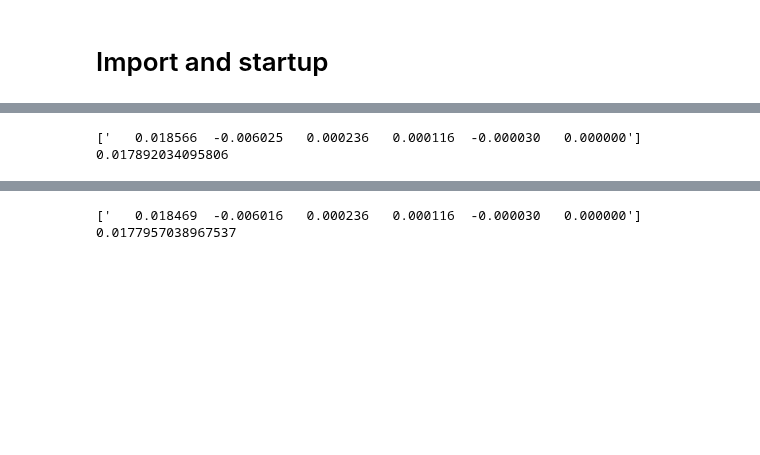
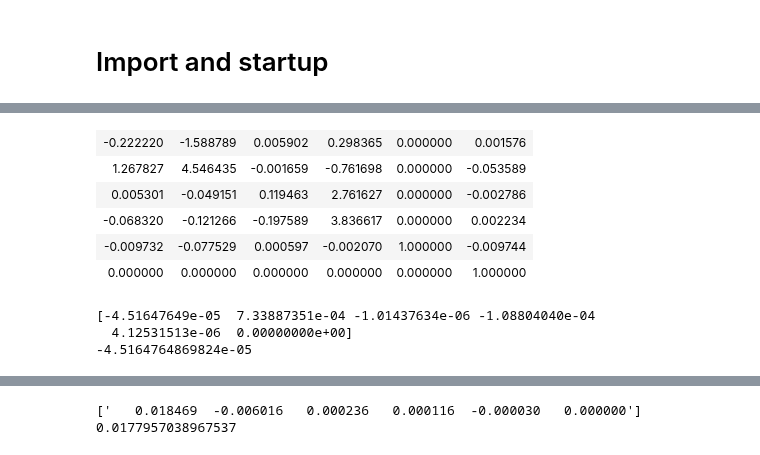
Before and after one commit to slaclab/Jitter-Forked-FACET2-Bmad-PyTao, a Jupyter notebook: DELETEME.ipynb, the cells around one changed output, grey strips where cells are left out. Cells and saved outputs as stored; diff of their text form; code cells hidden in the pictures; blank space fills up the shorter version.

```diff
--- a/DELETEME.ipynb
+++ b/DELETEME.ipynb
@@ -4,10 +4,10 @@
 from UTILITY_quickstart import *
 # %%
 tao = initializeTao(
-    inputBeamFilePathSuffix = '/beams/nmmToL0AFEND_2bunch_2024-02-16Clean/2024-02-16_2bunch_1e5Downsample_nudgeWeights.h5',
+    #inputBeamFilePathSuffix = '/beams/nmmToL0AFEND_2bunch_2024-02-16Clean/2024-02-16_2bunch_1e5Downsample_nudgeWeights.h5',
     # defaultsFile = "setLattice_defaults_2024-08-21_demo.yml",
     # csrTF = True,
-    numMacroParticles = 1e3,
+    #numMacroParticles = 1e3,
 )
 # %% [output]
 Environment set to:  /Users/nmajik/Documents/SLAC/FACET2-Bmad-PyTao
@@ -19,9 +20,19 @@ Number of macro particles = 1000.0
-# %%
-firstElement = "MFFF"
-lastElement = "M3FF"
-tao.cmd("set ele XC3FF BL_KICK = 0.00")
-print(tao.cmd(f"show taylor_map -order 0 {firstElement} {lastElement}"))
-print(tao.ele_orbit(lastElement)["x"])
-# %% [output]
-['   0.018566  -0.006025   0.000236   0.000116  -0.000030   0.000000']
-0.017892034095806
+# %%
+firstElement = "BEGBC20"
+lastElement = "PENT"
+# %%
+setLattice(tao)
+mInit = getMatrix(tao, firstElement, lastElement, print = True)
+vInit = tao.matrix(firstElement, lastElement)["vec0"]
+print(vInit)
+print(tao.ele_orbit(lastElement)["x"])
+# %% [output]
+| -0.222220 | -1.588789 | 0.005902 | 0.298365 | 0.000000 | 0.001576 |
+| 1.267827 | 4.546435 | -0.001659 | -0.761698 | 0.000000 | -0.053589 |
+| 0.005301 | -0.049151 | 0.119463 | 2.761627 | 0.000000 | -0.002786 |
+| -0.068320 | -0.121266 | -0.197589 | 3.836617 | 0.000000 | 0.002234 |
+| -0.009732 | -0.077529 | 0.000597 | -0.002070 | 1.000000 | -0.009744 |
+| 0.000000 | 0.000000 | 0.000000 | 0.000000 | 0.000000 | 1.000000 |
+[-4.51647649e-05  7.33887351e-04 -1.01437634e-06 -1.08804040e-04
+  4.12531513e-06  0.00000000e+00]
+-4.5164764869824e-05
```
Also changed, not shown: parts of 6 cells of this notebook, 4 other files.
